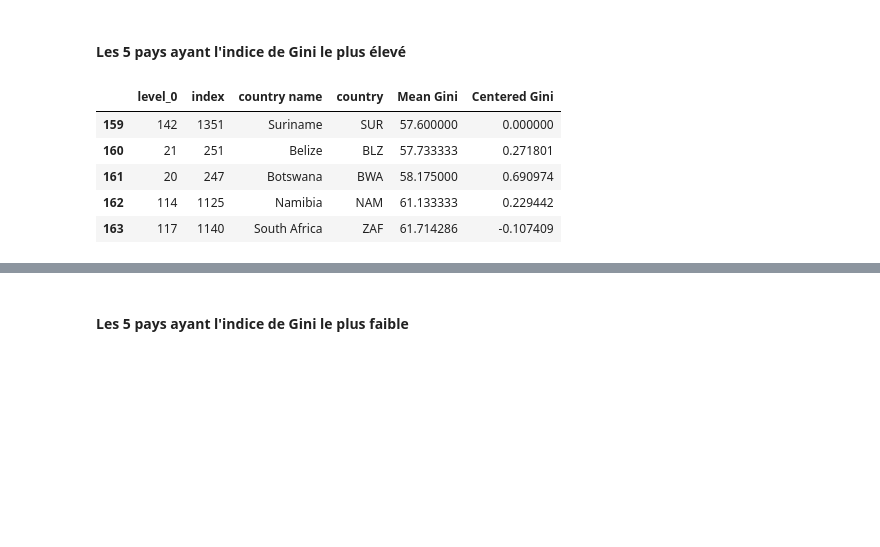
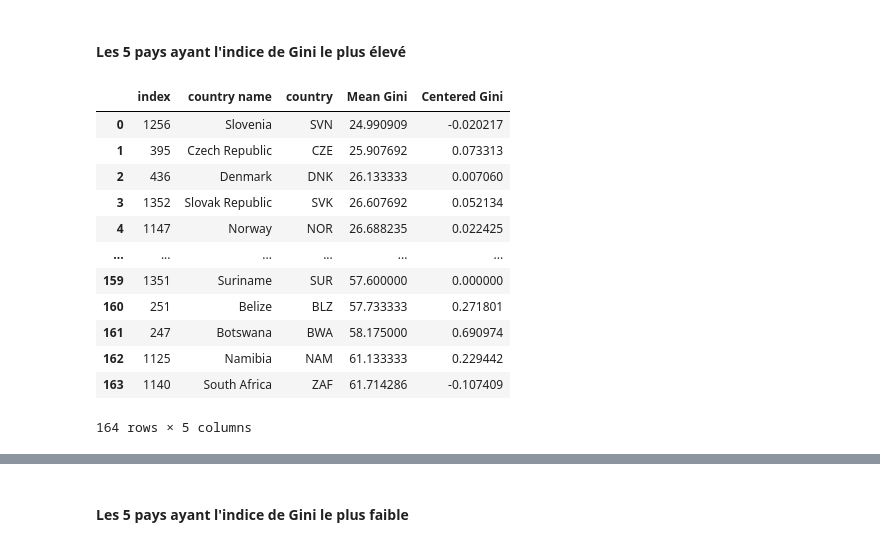
Before and after one commit to FranckDELRUE/FranckDELRUE-OCR-Project-7-DAn-Python, a Jupyter notebook: P7_01_Notebook.ipynb, the cells around one changed output, grey strips where cells are left out. Saved outputs shown, nothing was run; the diff lists cells and outputs as text; code cells hidden in the pictures; blank space fills up the shorter version.

```diff
--- a/P7_01_Notebook.ipynb
+++ b/P7_01_Notebook.ipynb
@@ -303,11 +369,18 @@ Brazil
 # %% [markdown]
 #### Les 5 pays ayant l'indice de Gini le plus élevé
 # %%
-df_gini_unique.sort_values(by=['Mean Gini']).reset_index().tail()
+df_gini_unique.sort_values(by=['Mean Gini']).reset_index()
 # %% [output]
-|  | level_0 | index | country name | country | Mean Gini | Centered Gini |
-| 159 | 142 | 1351 | Suriname | SUR | 57.600000 | 0.000000 |
-| 160 | 21 | 251 | Belize | BLZ | 57.733333 | 0.271801 |
-| 161 | 20 | 247 | Botswana | BWA | 58.175000 | 0.690974 |
-| 162 | 114 | 1125 | Namibia | NAM | 61.133333 | 0.229442 |
-| 163 | 117 | 1140 | South Africa | ZAF | 61.714286 | -0.107409 |
+|  | index | country name | country | Mean Gini | Centered Gini |
+| 0 | 1256 | Slovenia | SVN | 24.990909 | -0.020217 |
+| 1 | 395 | Czech Republic | CZE | 25.907692 | 0.073313 |
+| 2 | 436 | Denmark | DNK | 26.133333 | 0.007060 |
+| 3 | 1352 | Slovak Republic | SVK | 26.607692 | 0.052134 |
+| 4 | 1147 | Norway | NOR | 26.688235 | 0.022425 |
+| ... | ... | ... | ... | ... | ... |
+| 159 | 1351 | Suriname | SUR | 57.600000 | 0.000000 |
+| 160 | 251 | Belize | BLZ | 57.733333 | 0.271801 |
+| 161 | 247 | Botswana | BWA | 58.175000 | 0.690974 |
+| 162 | 1125 | Namibia | NAM | 61.133333 | 0.229442 |
+| 163 | 1140 | South Africa | ZAF | 61.714286 | -0.107409 |
+164 rows × 5 columns
```
Also changed, not shown: parts of 57 cells of this notebook, 11 other files.
